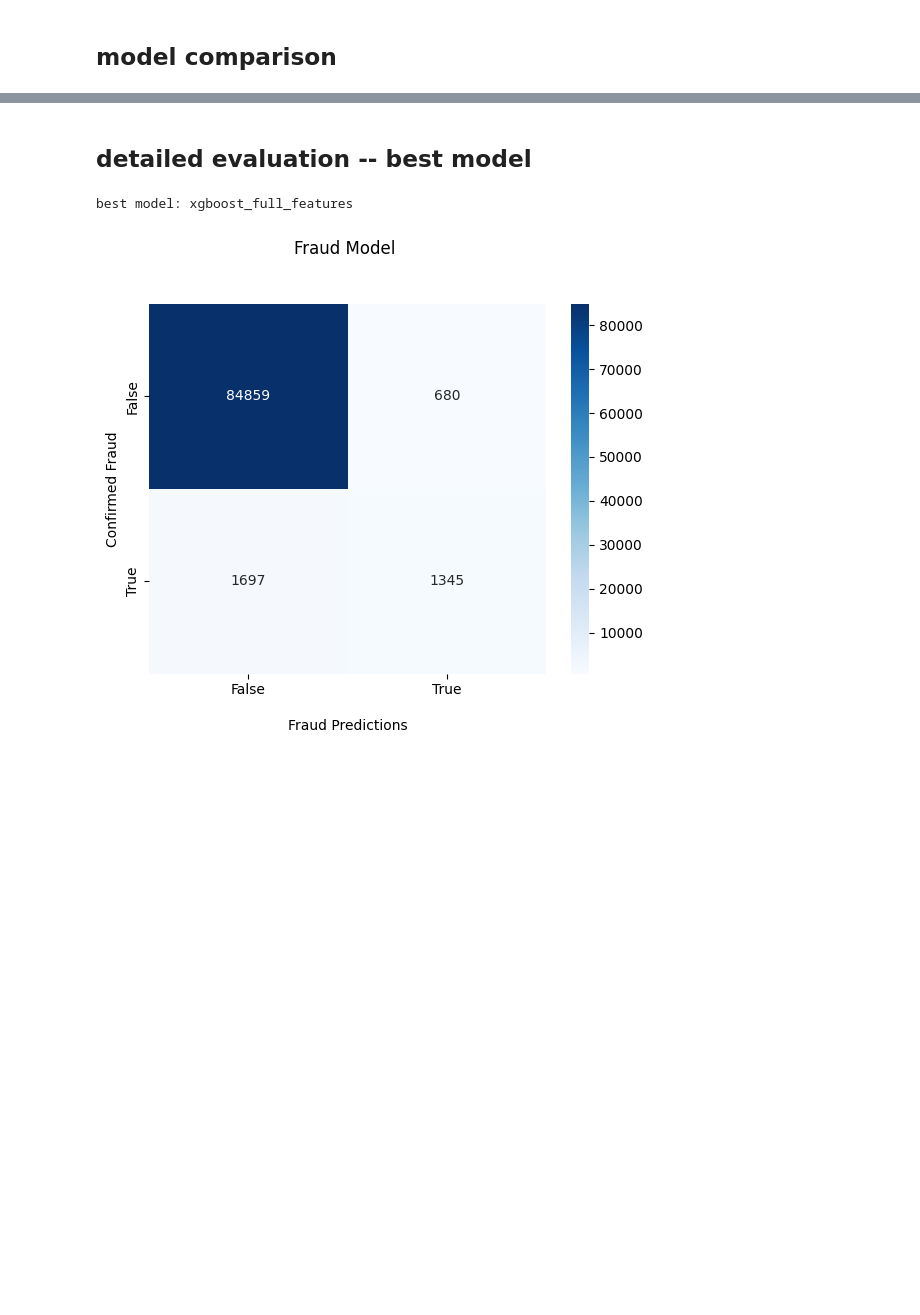
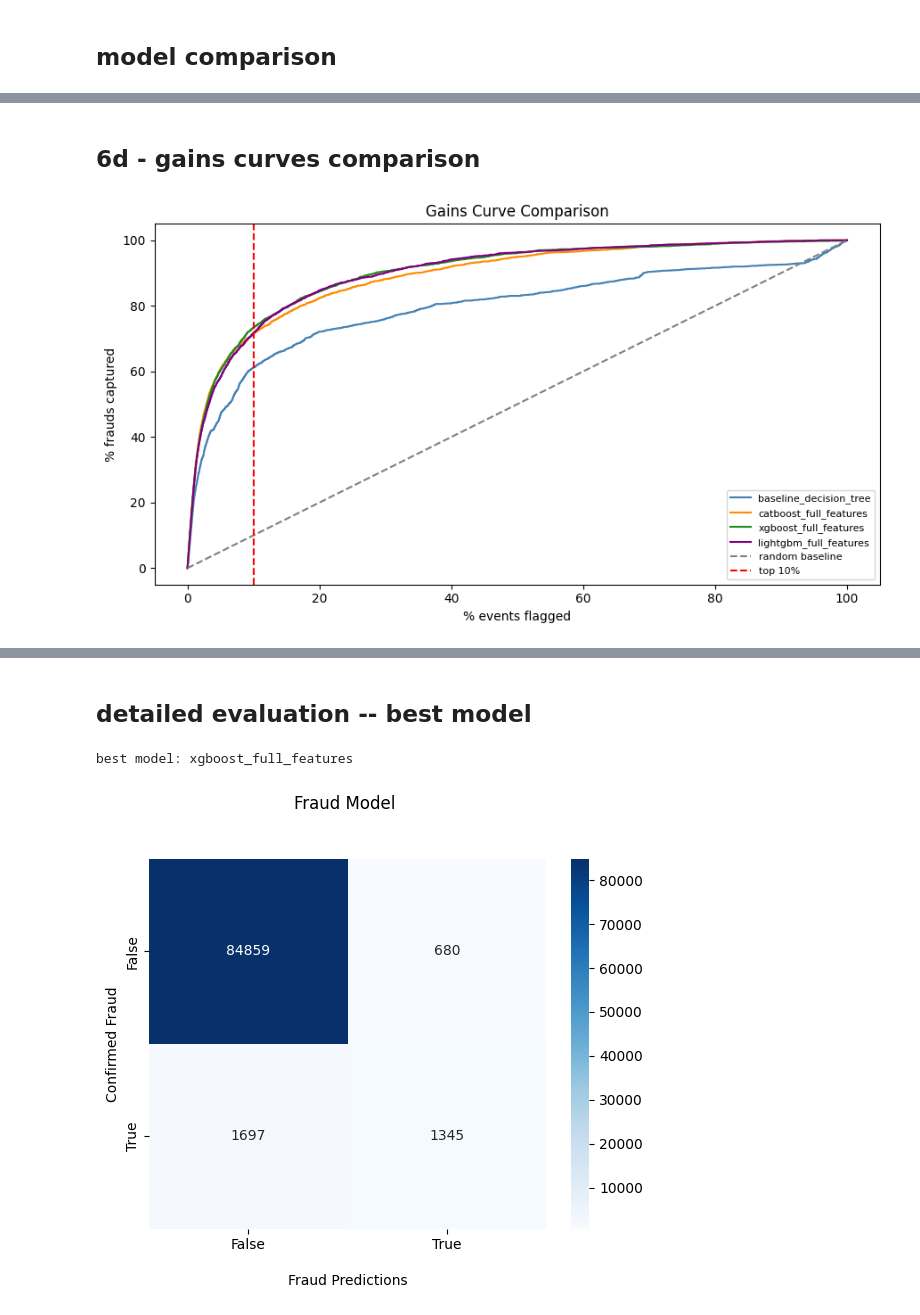
Before and after one commit to TimFlocke/fraud_model, a Jupyter notebook: notebooks/06_model_training.ipynb, the cells around one changed output, grey strips where cells are left out. Drawn from its saved outputs; the diff is of its cells as text; code cells hidden in the pictures; blank space fills up the shorter version.

```diff
--- a/notebooks/06_model_training.ipynb
+++ b/notebooks/06_model_training.ipynb
@@ -91,7 +101,16 @@ logged: catboost_full_features  val_auc=0.90614
 # %% [markdown]
 ## xgboost
 # %%
-xgb_model = train_xgboost(X_train, y_train, X_val, y_val)
+# import model if already trained
+model_path = config.OUTPUT_PATH / 'models' / 'xgboost_model.pkl'
+if model_path.exists():
+    xgb_model = joblib.load(model_path)
+    print('loaded xgboost from disk')
+else:
+    xgb_model = train_xgboost(X_train, y_train, X_val, y_val)
+    joblib.dump(xgb_model, model_path)
+    print('trained and saved xgboost')
+
 print(f'best iteration: {xgb_model.best_iteration}')
 
 xgb_proba = xgb_model.predict_proba(X_val)[:, 1]
@@ -221,0 +300,27 @@ display(comparison)
+# %% [markdown]
+## 6d - gains curves comparison
+# %%
+colors = ['steelblue', 'darkorange', 'forestgreen', 'purple']
+
+fig, ax = plt.subplots(figsize=(9, 5))
+
+for name, proba, color in zip(model_names, probas, colors):
+    order = np.argsort(-proba)
+    sorted_labels = y_val.values[order]
+    total_fraud = sorted_labels.sum()
+    cum_fraud_pct = np.cumsum(sorted_labels) / total_fraud * 100
+    pct_flagged = np.arange(1, len(y_val) + 1) / len(y_val) * 100
+    ax.plot(pct_flagged, cum_fraud_pct, label=name, color=color)
+
+ax.plot([0, 100], [0, 100], linestyle='--', color='grey', label='random baseline')
+ax.axvline(x=10, linestyle='--', color='red', label='top 10%')
+ax.set_xlabel('% events flagged')
+ax.set_ylabel('% frauds captured')
+ax.set_title('Gains Curve Comparison')
+ax.legend(fontsize=8)
+fig.tight_layout()
+fig.savefig(config.PLOTS_PATH / 'gains_comparison.png', dpi=150, bbox_inches='tight')
+plt.show()
+plt.close()
+# %% [output]
+[figure, added]
```
Also changed, not shown: parts of 15 cells of this notebook, 6 other files.
